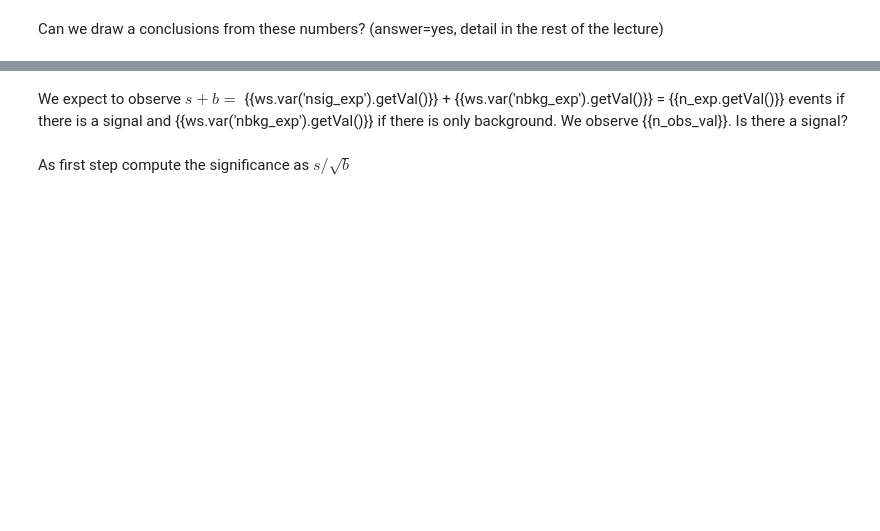
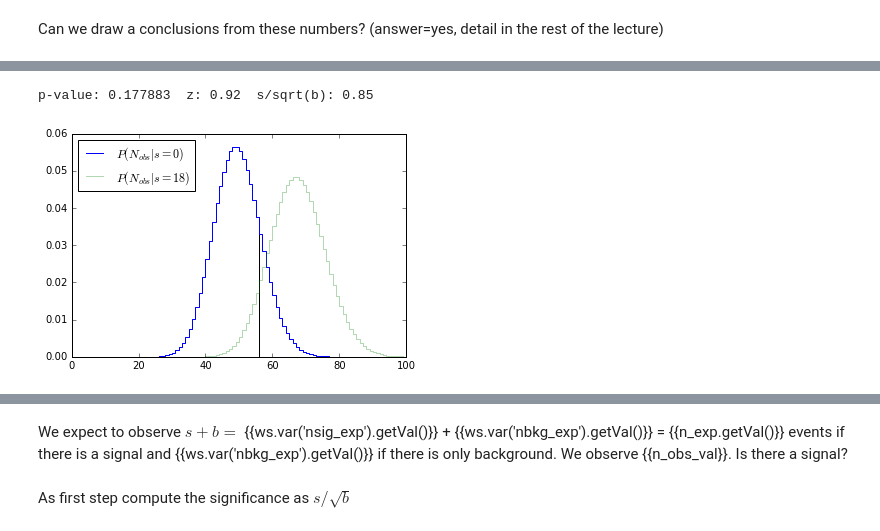
Before and after one commit to wiso/StatisticsLectures, a Jupyter notebook: Lecture1.ipynb, the cells around one changed output, grey strips where cells are left out. Drawn from its saved outputs; the diff is of its cells as text; code cells hidden in the pictures; blank space fills up the shorter version.

```diff
--- a/Lecture1.ipynb
+++ b/Lecture1.ipynb
@@ -125,0 +198,16 @@ Can we draw a conclusions from these numbers? (answer=yes, detail in the rest of
+# %%
+def get_significance(p_value, onetail=True):
+    if not onetail:
+        p_value /= 2
+    return stats.norm.isf(p_value)  # inverse of the survival function
+# %%
+table = '<table float="left"><tr><td>p-value</td><td>z (one tail)</td><td>z (two tails)</td></tr>'
+for p_value in np.logspace(-1, -8, 8):
+    table += "<tr><td>%.5g</td><td>%.3f</td><td>%.3f</td></tr>" % (p_value, get_significance(p_value), get_significance(p_value, False))
+table += "</table>"
+
+table += '<table float="left"><tr><td>z (one tail)</td><td>p-value</td></tr>'
+for z in np.arange(1, 7):
+    pvalue = stats.norm.sf(z)
+    table += "<tr><td>%.2f</td><td>%.2g</td></tr>" % (z, pvalue)
+table += "</table>"
@@ -125,0 +246,19 @@ Can we draw a conclusions from these numbers? (answer=yes, detail in the rest of
+# %%
+@interact(NBKG_EXP=(1, 100), NOBS=(1, 100), NSIG_EXP=(0, 20))
+def simple_example_poisson(NBKG_EXP=50, NOBS=60, NSIG_EXP=10):
+    pdf_b = stats.poisson(NBKG_EXP)
+    p_value = pdf_b.sf(NOBS)
+    print "p-value: {:f}  z: {:.2f}  s/sqrt(b): {:.2f}".format(p_value, get_significance(p_value), (NOBS - NBKG_EXP) / np.sqrt(NBKG_EXP))
+
+    #plot
+    x = np.arange(0, NBKG_EXP * 2)
+    y = pdf_b.pmf(x)
+    plt.plot(x, y, linestyle='steps', label='$P(N_{obs}|s=0)$')
+    plt.plot(x, stats.poisson(NBKG_EXP + NSIG_EXP).pmf(x), linestyle='steps', alpha=0.3, label='$P(N_{obs}|s=%d)$' % NSIG_EXP)
+    #plt.step(x, y, fillcolor='red')
+    #plt.fill_between(x, y, steps='pre')
+    plt.vlines(NOBS, 0, pdf_b.pmf(NOBS))
+    plt.legend(loc=0)
+# %% [output]
+p-value: 0.177883  z: 0.92  s/sqrt(b): 0.85
+[figure, added]
```
Also changed, not shown: parts of 26 cells of this notebook.
